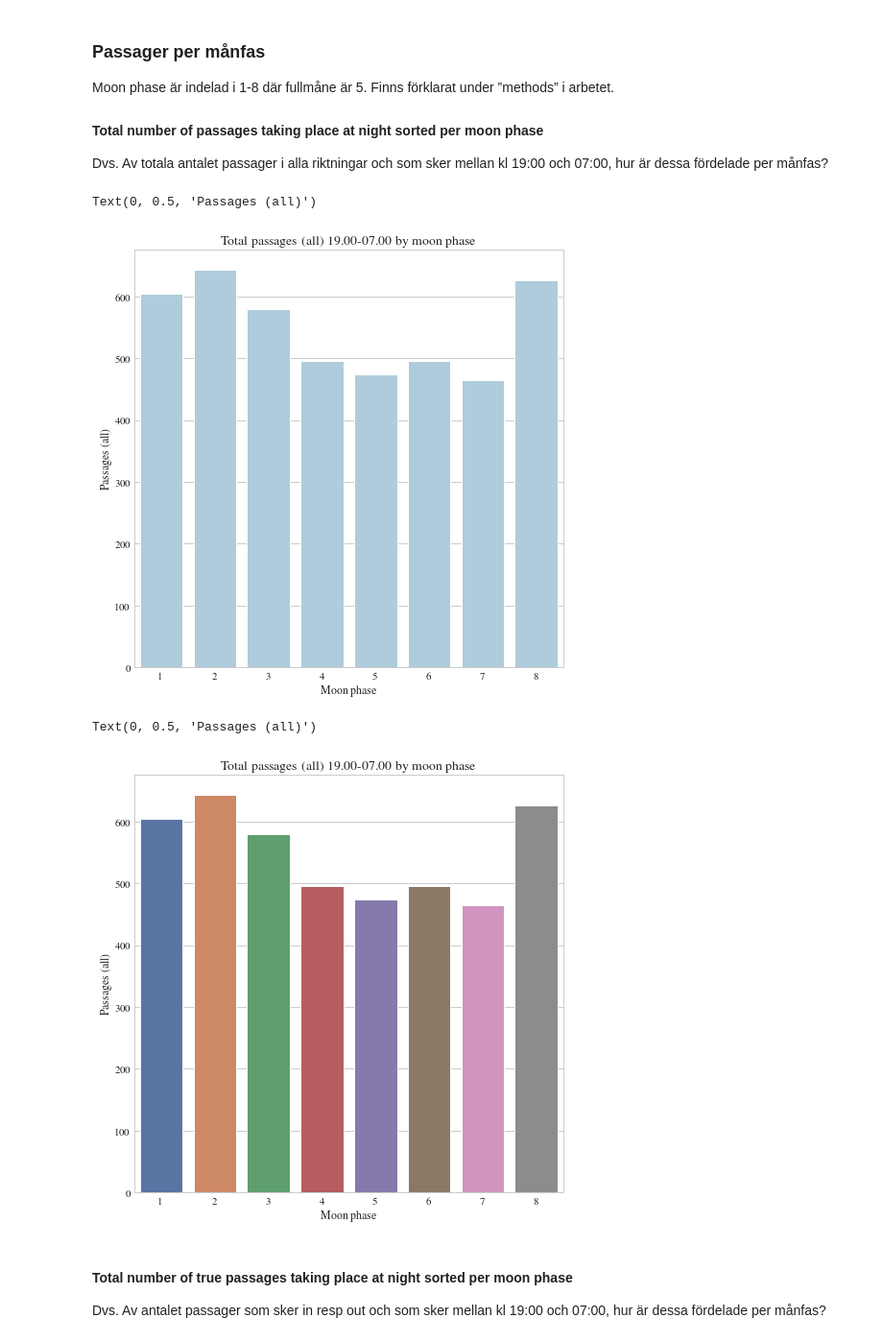
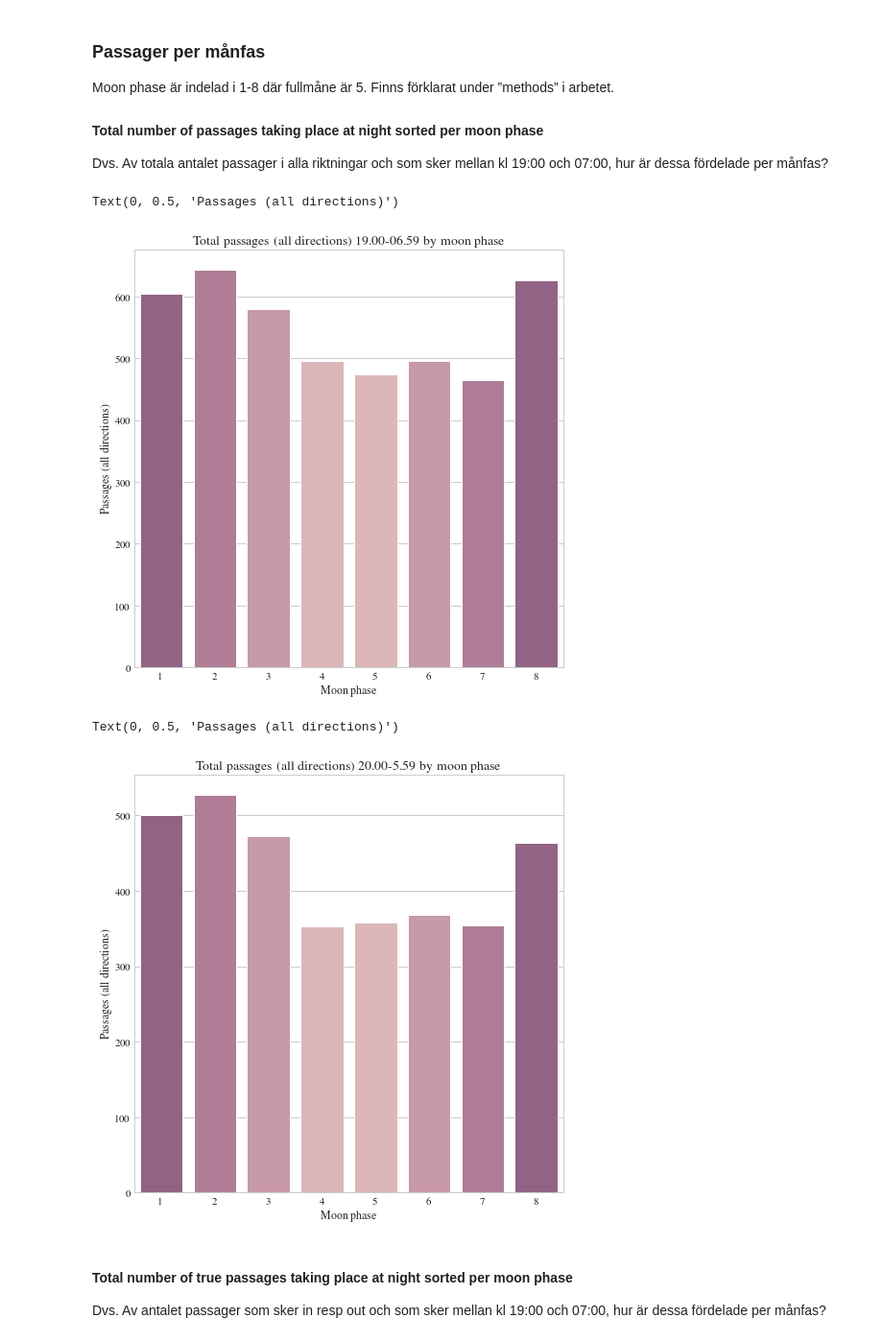
Before and after one commit to maxlund/johannas, a Jupyter notebook: sveas_times.ipynb, the cells around one changed output. Shown at 96% size. Saved outputs shown, nothing was run; the diff lists cells and outputs as text; code cells hidden in the pictures.

```diff
--- a/sveas_times.ipynb
+++ b/sveas_times.ipynb
@@ -1388,29 +1388,34 @@ moon = df_drop[(df_drop.passage == 1) & ((df_drop.hour >= 19) | (df_drop.hour <=
 moon = moon.groupby('moon phase').sum().reset_index()
 # %%
 fig, ax = plt.subplots(1, figsize=(8,8))
+cp = sns.cubehelix_palette(8)[:-3]
 sns.barplot(x='moon phase',
             y='passage',
             data=moon,
-            palette=[p[0]],
+            palette=[cp[4],cp[3], cp[2], cp[1], cp[1], cp[2], cp[3],cp[4]],
             ax=ax)
-ax.set_title('Total passages (all) 19.00-07.00 by moon phase', fontsize=14)
+ax.set_title('Total passages (all directions) 19.00-06.59 by moon phase', fontsize=14)
 ax.set_xlabel('Moon phase')
-ax.set_ylabel('Passages (all)')
+ax.set_ylabel('Passages (all directions)')
 # %% [output]
-Text(0, 0.5, 'Passages (all)')
+Text(0, 0.5, 'Passages (all directions)')
-[figure, old version]
+[figure, new version]
 # %%
+moon2 = df_drop[(df_drop.passage == 1) & ((df_drop.hour >= 20) | (df_drop.hour <= 5))]
+moon2 = moon2.groupby('moon phase').sum().reset_index()
 fig, ax = plt.subplots(1, figsize=(8,8))
+cp = sns.cubehelix_palette(8)[:-3]
 sns.barplot(x='moon phase',
             y='passage',
-            data=moon,
+            data=moon2,
+            palette=[cp[4],cp[3], cp[2], cp[1], cp[1], cp[2], cp[3],cp[4]],
             ax=ax)
-ax.set_title('Total passages (all) 19.00-07.00 by moon phase', fontsize=14)
+ax.set_title('Total passages (all directions) 20.00-5.59 by moon phase', fontsize=14)
 ax.set_xlabel('Moon phase')
-ax.set_ylabel('Passages (all)')
+ax.set_ylabel('Passages (all directions)')
 # %% [output]
-Text(0, 0.5, 'Passages (all)')
+Text(0, 0.5, 'Passages (all directions)')
-[figure, old version]
+[figure, new version]
 # %% [markdown]
 #### Total number of true passages taking place at night sorted per moon phase
 Dvs. Av antalet passager som sker in resp out och som sker mellan kl 19:00 och 07:00, hur är
```
Also changed, not shown: parts of 31 cells of this notebook.
